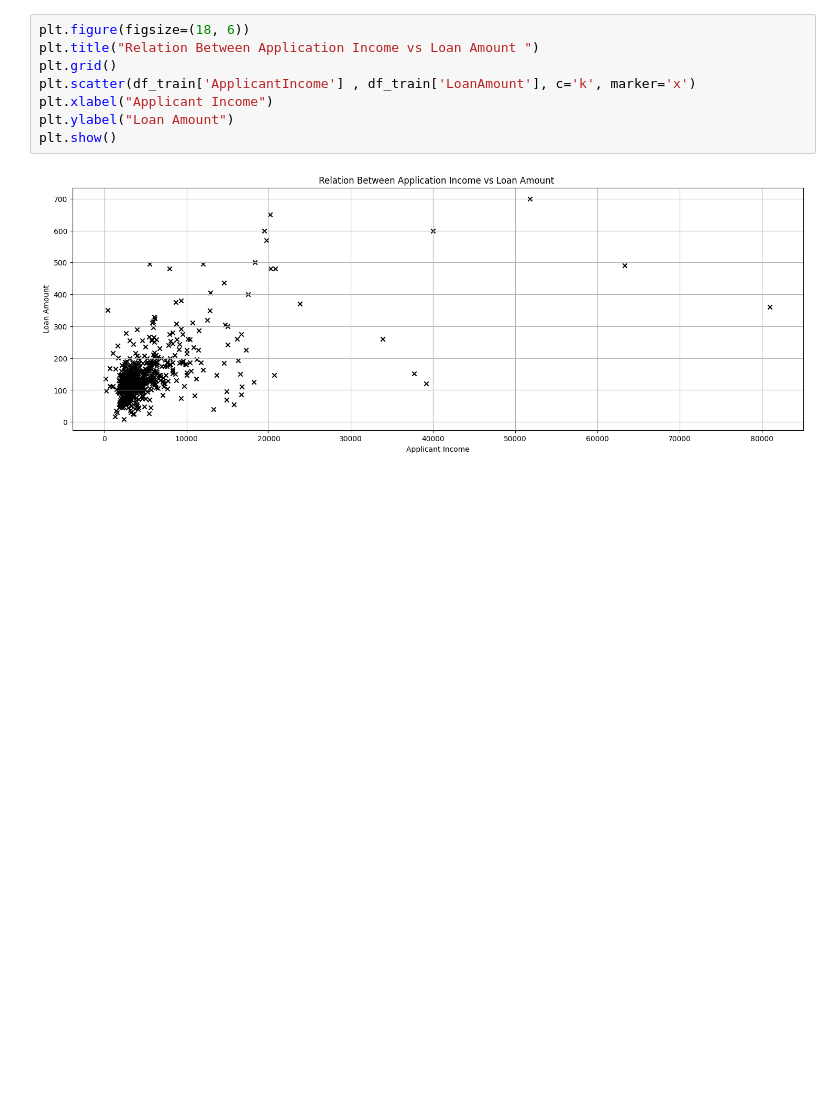
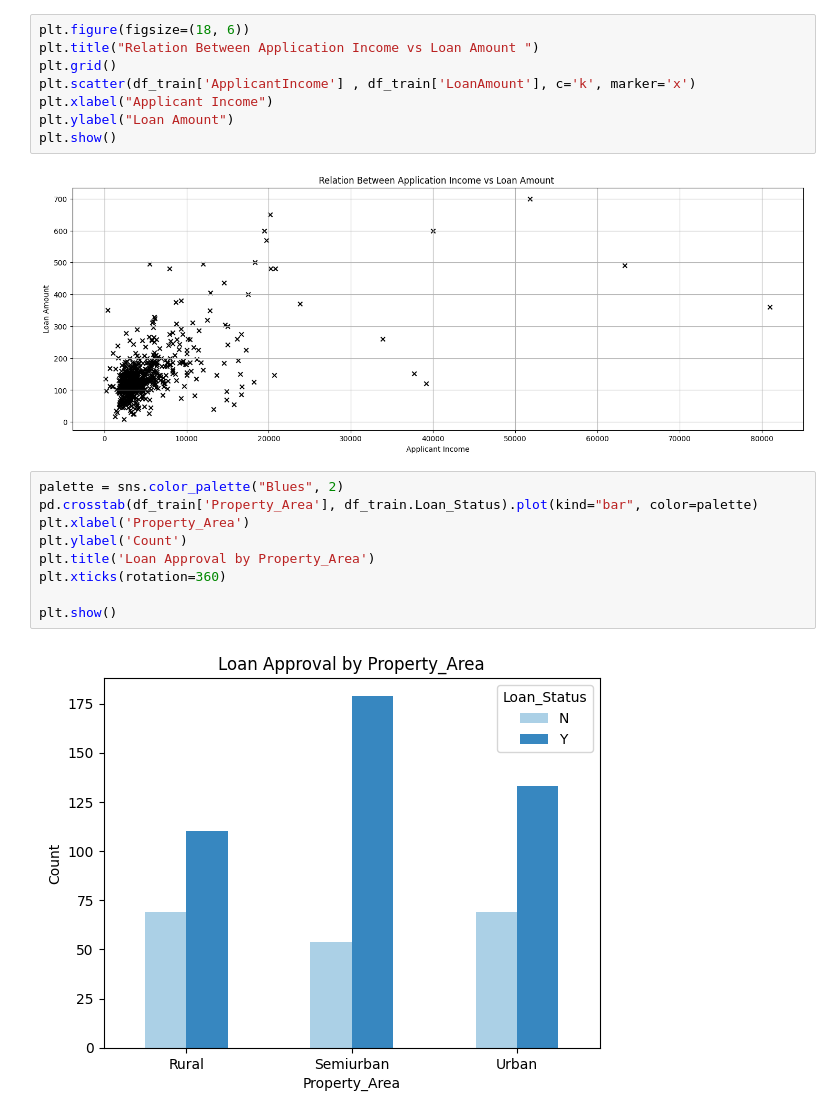
Before and after one commit to Ritikaa-2002/loan_elg_pred, a Jupyter notebook: Loan Eligibility Prediction .ipynb, the cells around one changed output. Cells and saved outputs as stored; diff of their text form; blank space fills up the shorter version.

```diff
--- a/Loan Eligibility Prediction .ipynb
+++ b/Loan Eligibility Prediction .ipynb
@@ -404,3 +405,14 @@ plt.ylabel("Loan Amount")
 plt.show()
 # %% [output]
 [figure]
+# %%
+palette = sns.color_palette("Blues", 2)
+pd.crosstab(df_train['Property_Area'], df_train.Loan_Status).plot(kind="bar", color=palette)
+plt.xlabel('Property_Area')
+plt.ylabel('Count')
+plt.title('Loan Approval by Property_Area')
+plt.xticks(rotation=360)
+
+plt.show()
+# %% [output]
+[figure, added]
```
Also changed, not shown: parts of 1 cell of this notebook.
